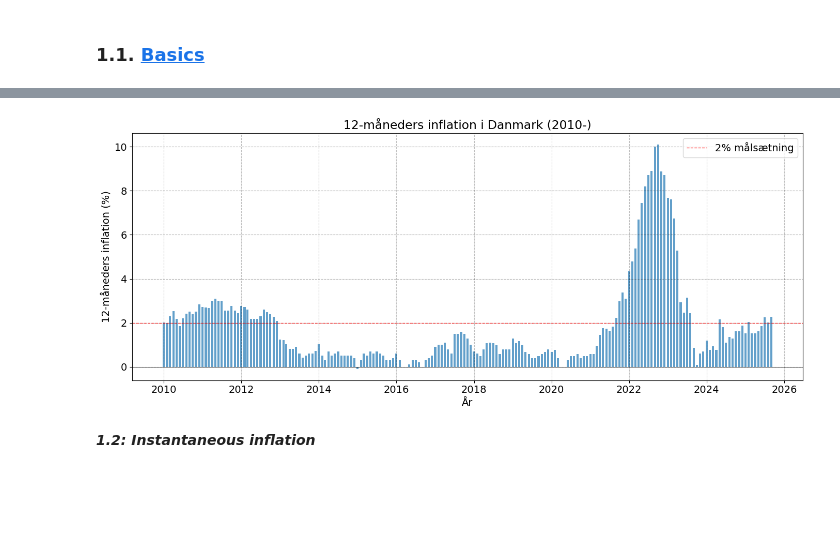
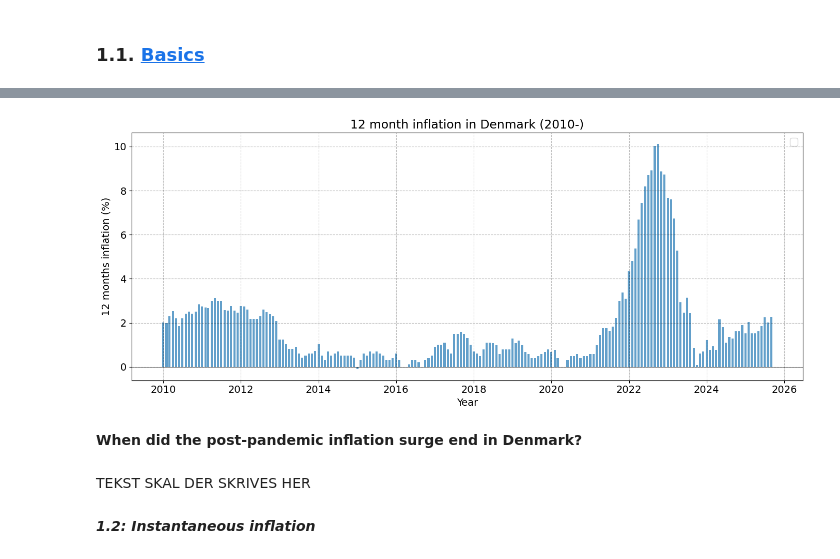
Before and after one commit to makromadskinen/ProgEconGruppe, a Jupyter notebook: Assignment 1/Aflevering.ipynb, the cells around one changed output, grey strips where cells are left out. Cells and saved outputs as stored; diff of their text form; code cells hidden in the pictures; blank space fills up the shorter version.

```diff
--- a/Assignment 1/Aflevering.ipynb
+++ b/Assignment 1/Aflevering.ipynb
@@ -168,27 +222,24 @@ plt.show()
 # %%
-# Beregn π_t^12 = value_t / value_{t-12} - 1
-API['pi_t_12'] = API['value'] / API['value'].shift(12) - 1
-
-# Se resultatet
-API[['date', 'year', 'value', 'pi_t_12']].tail(20)
-
-# Filtrer fra 2010
+# Filter from 2010
 API_2010 = API[API['year'] >= 2010]
 
-# Plot som barchart
+# Plot as a barchart
 fig, ax = plt.subplots(figsize=(14, 6))
 ax.bar(API_2010['date'], API_2010['pi_t_12'] * 100, width=20, alpha=0.7)
-ax.set_xlabel('År')
-ax.set_ylabel('12-måneders inflation (%)')
-ax.set_title('12-måneders inflation i Danmark (2010-)')
+ax.set_xlabel('Year')
+ax.set_ylabel('12 months inflation (%)')
+ax.set_title('12 month inflation in Denmark (2010-)')
 ax.axhline(y=0, color='black', linestyle='-', linewidth=0.5)
-ax.axhline(y=2, color='red', linestyle='--', linewidth=1, alpha=0.7, label='2% målsætning')
 ax.grid(True, alpha=0.3, axis='y')
 ax.legend()
 plt.tight_layout()
 plt.show()
 # %% [output]
-[figure, old version]
+[figure, new version]
+# %% [markdown]
+**When did the post-pandemic inflation surge end in Denmark?**
+# %% [markdown]
+TEKST SKAL DER SKRIVES HER
 # %% [markdown]
 ***1.2: Instantaneous inflation***
 # %%
```
Also changed, not shown: parts of 9 cells of this notebook.
